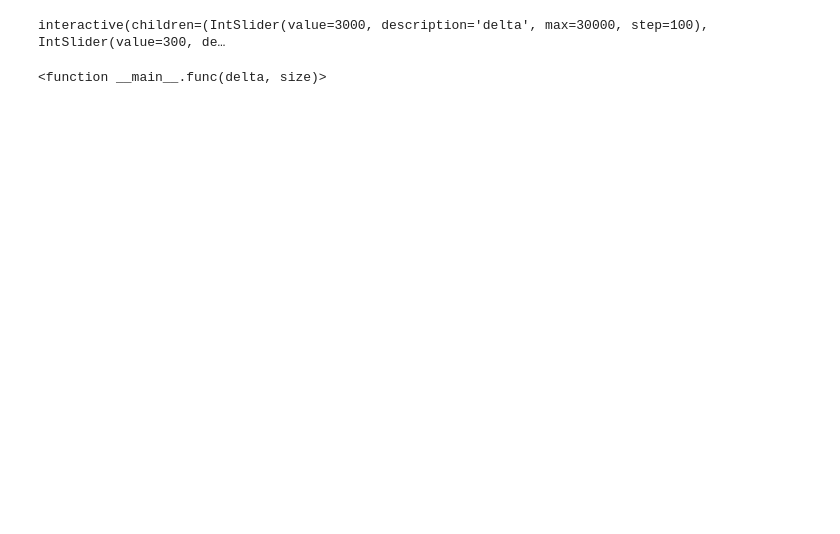
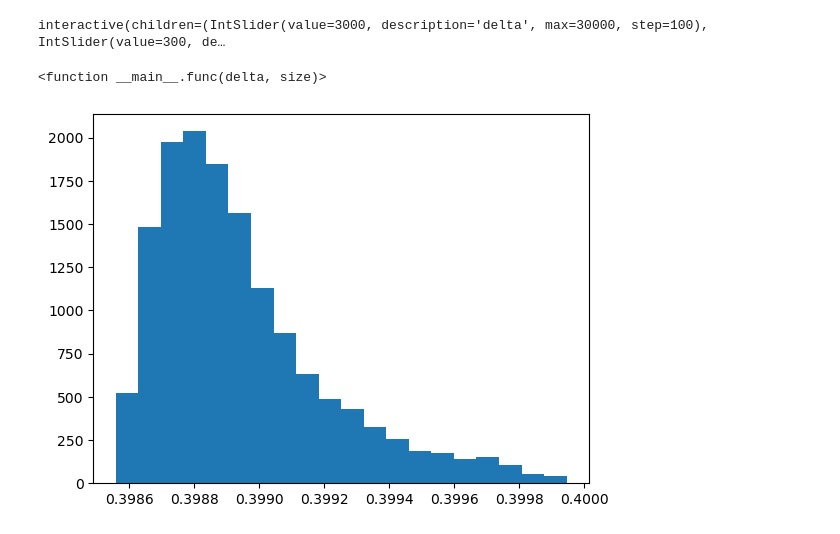
Before and after one commit to Modularius/supermusr-data-pipeline, a Jupyter notebook: trace-to-dsp-events/Python/jupyter.ipynb, the cells around one changed output. Cells and saved outputs as stored; diff of their text form; code cells hidden in the pictures; blank space fills up the shorter version.

Commit message:
Histogramming

```diff
--- a/trace-to-dsp-events/Python/jupyter.ipynb
+++ b/trace-to-dsp-events/Python/jupyter.ipynb
@@ -31,16 +31,12 @@ class PulsePeakBound(PulseBound):
     def add_to_axis(self,ax):
         x = self.start[0]
         y = self.start[1]
-        x_to_peak = self.peak[0] - x
-        y_to_peak = self.peak[1] - y
-        arrow = Arrow(x,y,x_to_peak,y_to_peak, edgecolor = "black")
+        x_to_peak = self.end[0] - x
+        y_to_peak = self.end[1] - y
+        arrow = Arrow(x,y,x_to_peak,y_to_peak, edgecolor = "black", width = 0.00001)
         ax.add_patch(arrow)
 
-        x = self.peak[0]
-        y = self.peak[1]
-        x_to_end = self.end[0] - x
-        y_to_end = self.end[1] - y
-        arrow = Arrow(x,y,x_to_end,y_to_end, edgecolor = "black")
+        arrow = Arrow(self.start[0], self.peak[1], self.end[0] - self.start[0], 0, edgecolor = "red", width = 0.00001)
         ax.add_patch(arrow)
 
 # Class Definitions
@@ -57,7 +53,7 @@ class PulseBasic(PulsePeakBound):
         y = self.steepest_rise[1]
         width = self.sharpest_drop[0] - self.steepest_rise[0]
         height = self.sharpest_drop[1] - self.steepest_rise[1]
-        arrow = Arrow(x, y, width, height, edgecolor = "green")
+        arrow = Arrow(x, y, width, height, edgecolor = "green", width = 0.00001)
         ax.add_patch(arrow)
 # %%
 # Basic Plots
@@ -200,3 +193,11 @@ interact(func,
 # %% [output]
 interactive(children=(IntSlider(value=3000, description='delta', max=30000, step=100), IntSlider(value=300, de…
 <function __main__.func(delta, size)>
+# %%
+times = [pulse.peak[1]
+            for pulse in FileToPulseBasics(get_event_file('Saves/output_all_pulses.csv'))
+                if pulse.peak[1] > 0.3985
+        ]
+values, edges, _, = plt.hist(times, bins = 20, density = True, log = False)
+# %% [output]
+[figure, added]
```
Also changed, not shown: parts of 3 cells of this notebook, 10 other files.
